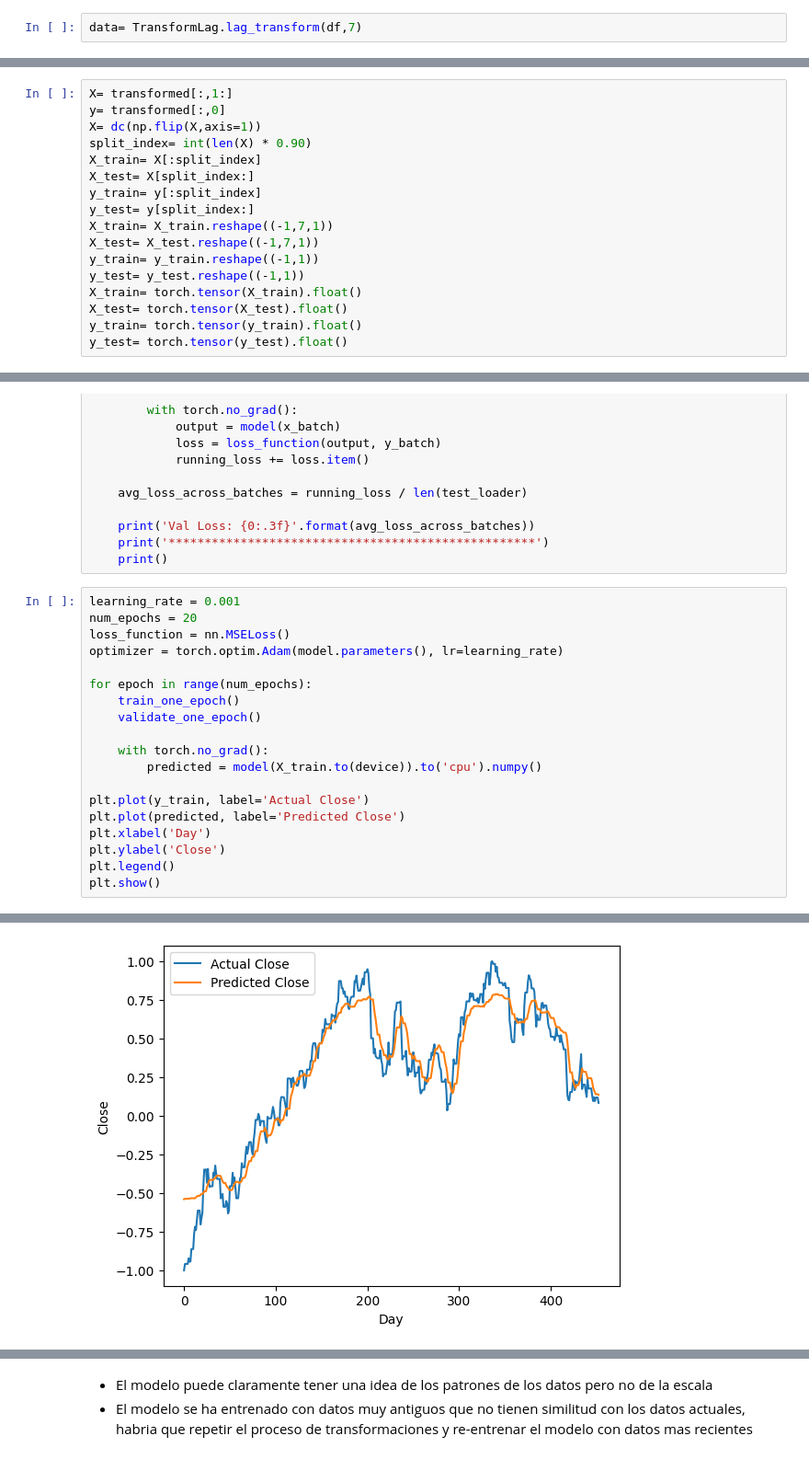
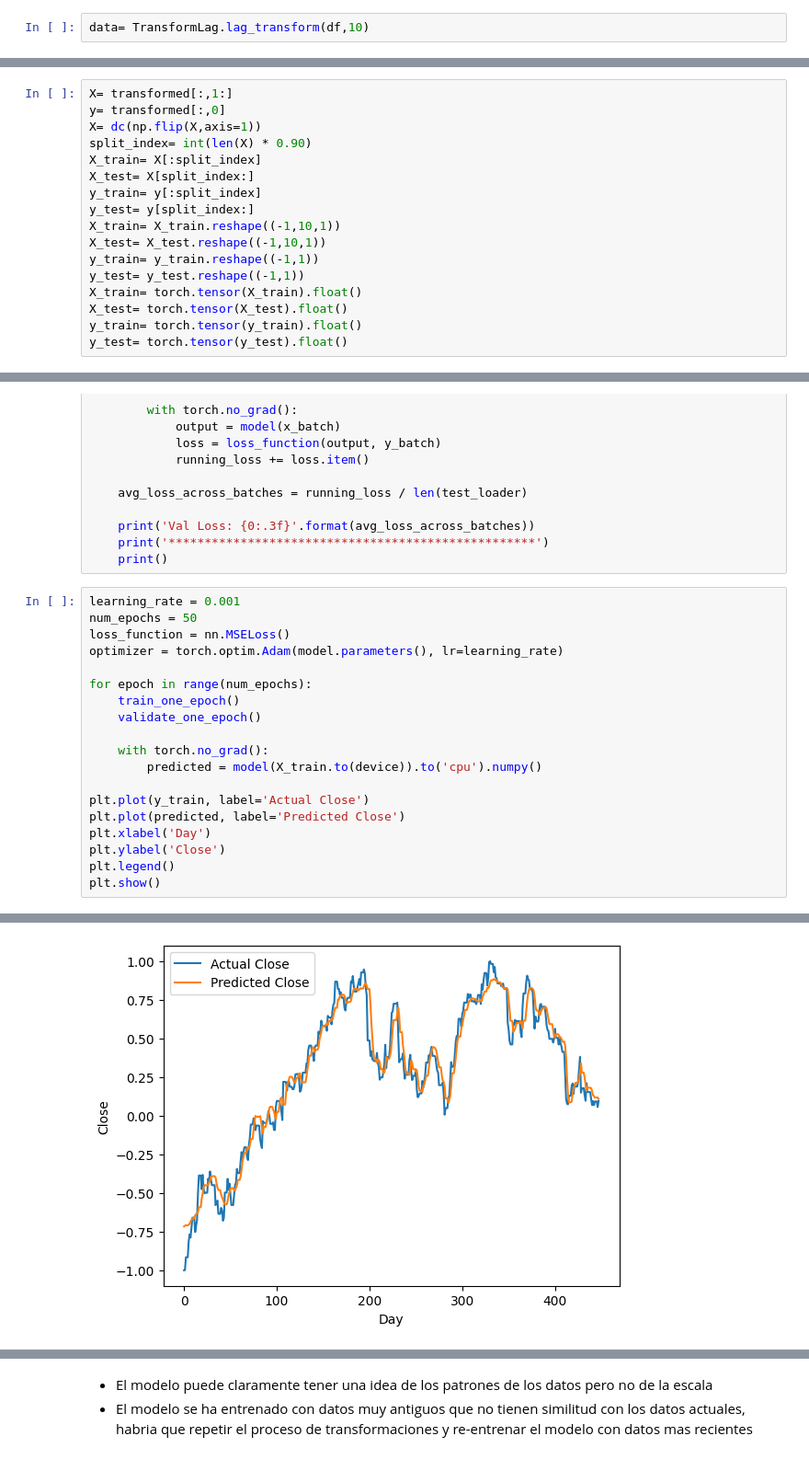
Before and after one commit to carlosgutierrezch/LSTM_Forecast, a Jupyter notebook: notebooks/Torch_model_2023.ipynb, the cells around one changed output, grey strips where cells are left out. Shown at 92% size. Saved outputs shown, nothing was run; the diff lists cells and outputs as text.

Commit message:
End of data preparation

```diff
--- a/notebooks/Torch_model_2023.ipynb
+++ b/notebooks/Torch_model_2023.ipynb
@@ -75,6 +75,6 @@ plt.show()
 # %% [output]
 [figure]
 # %%
-data= TransformLag.lag_transform(df,7)
+data= TransformLag.lag_transform(df,10)
 # %%
 data= data.to_numpy()
@@ -94,8 +119,8 @@ X_train= X[:split_index]
 X_test= X[split_index:]
 y_train= y[:split_index]
 y_test= y[split_index:]
-X_train= X_train.reshape((-1,7,1))
-X_test= X_test.reshape((-1,7,1))
+X_train= X_train.reshape((-1,10,1))
+X_test= X_test.reshape((-1,10,1))
 y_train= y_train.reshape((-1,1))
 y_test= y_test.reshape((-1,1))
 X_train= torch.tensor(X_train).float()
@@ -196,7 +221,7 @@ def validate_one_epoch():
     print()
 # %%
 learning_rate = 0.001
-num_epochs = 20
+num_epochs = 50
 loss_function = nn.MSELoss()
 optimizer = torch.optim.Adam(model.parameters(), lr=learning_rate)
 
@@ -233,5 +258,5 @@ Val Loss: 0.017
 ***************************************************
-[figure, old version]
+[figure, new version]
 # %%
 train_predictions = predicted.flatten()
 
```
Also changed, not shown: parts of 10 cells of this notebook, 10 other files.
